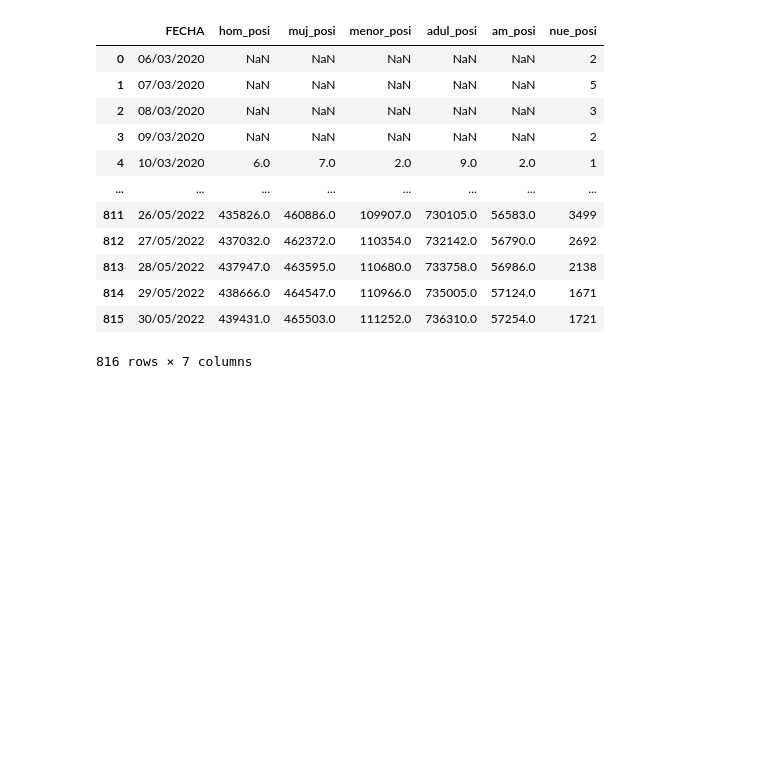
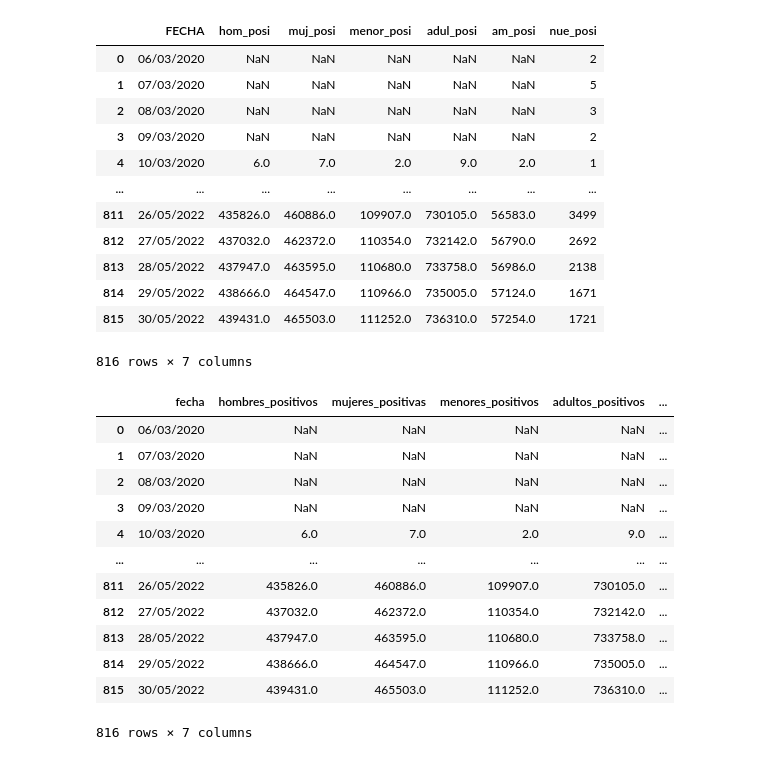
Before and after one commit to Joseumaa13/Tarea02_Covid, a Jupyter notebook: Tarea 02.ipynb, the cells around one changed output. Cells and saved outputs as stored; diff of their text form; code cells hidden in the pictures; blank space fills up the shorter version.

```diff
--- a/Tarea 02.ipynb
+++ b/Tarea 02.ipynb
@@ -64,13 +64,28 @@ table
 816 rows × 7 columns
 # %%
 # Cambio de nombre de las columnas a minúsculas y a nombres más claros
-table_rename = table.rename(columns={"FECHA": "fecha",
+table_mod = table.rename(columns={"FECHA": "fecha",
                                               "hom_posi": "hombres_positivos",
                                               "muj_posi" : "mujeres_positivas",
                                               "menor_posi": "menores_positivos",
                                               "adul_posi": "adultos_positivos",
                                               "am_posi": "adultos_mayores_positivos",
                                               "nue_posi": "nuevos_positivos",
         })
+table_mod
+# %% [output]
+|  | fecha | hombres_positivos | mujeres_positivas | menores_positivos | adultos_positivos | ... |
+| 0 | 06/03/2020 | NaN | NaN | NaN | NaN | ... |
+| 1 | 07/03/2020 | NaN | NaN | NaN | NaN | ... |
+| 2 | 08/03/2020 | NaN | NaN | NaN | NaN | ... |
+| 3 | 09/03/2020 | NaN | NaN | NaN | NaN | ... |
+| 4 | 10/03/2020 | 6.0 | 7.0 | 2.0 | 9.0 | ... |
+| ... | ... | ... | ... | ... | ... | ... |
+| 811 | 26/05/2022 | 435826.0 | 460886.0 | 109907.0 | 730105.0 | ... |
+| 812 | 27/05/2022 | 437032.0 | 462372.0 | 110354.0 | 732142.0 | ... |
+| 813 | 28/05/2022 | 437947.0 | 463595.0 | 110680.0 | 733758.0 | ... |
+| 814 | 29/05/2022 | 438666.0 | 464547.0 | 110966.0 | 735005.0 | ... |
+| 815 | 30/05/2022 | 439431.0 | 465503.0 | 111252.0 | 736310.0 | ... |
+816 rows × 7 columns
 # %%
 table1 = go.Figure(data=[go.Table(
```
Also changed, not shown: parts of 1 cell of this notebook.
